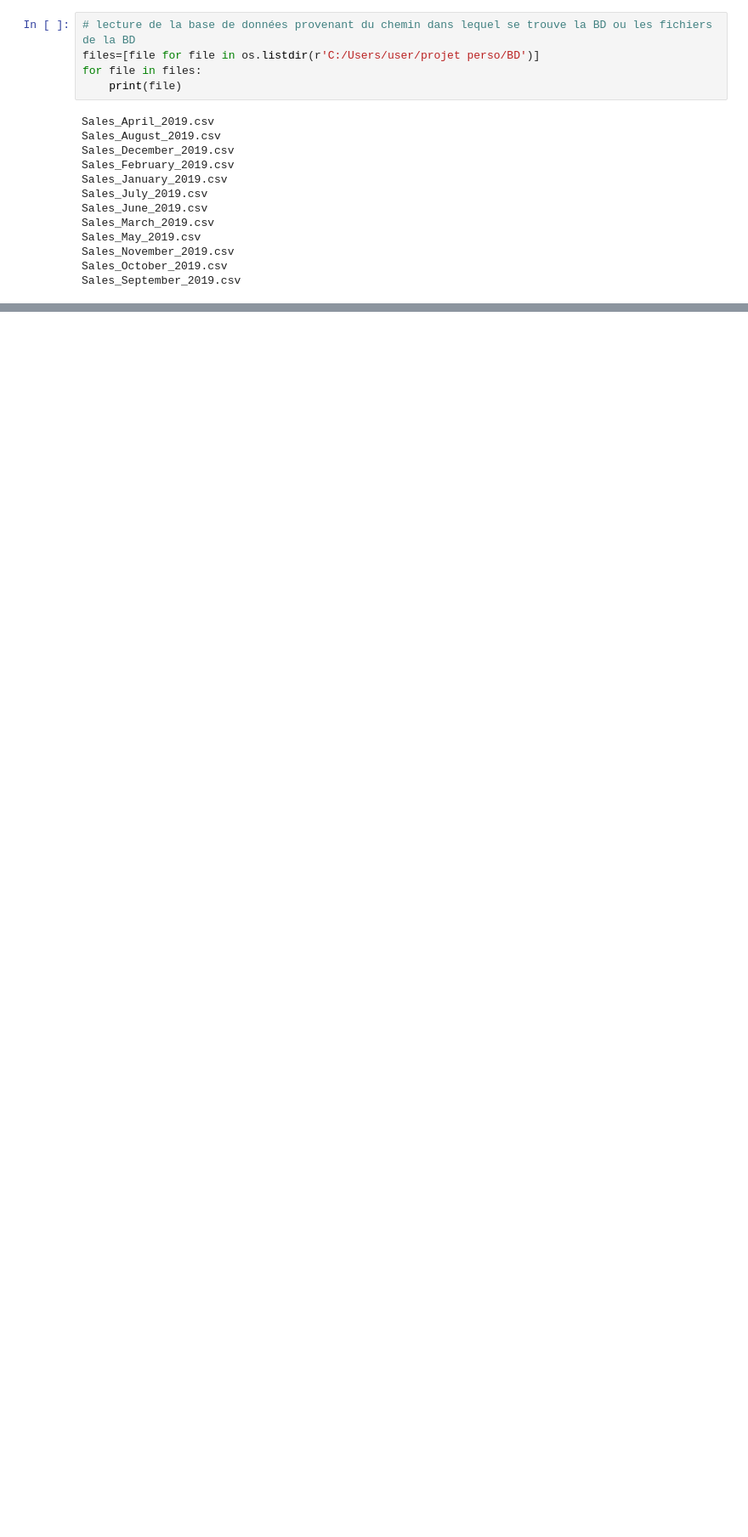
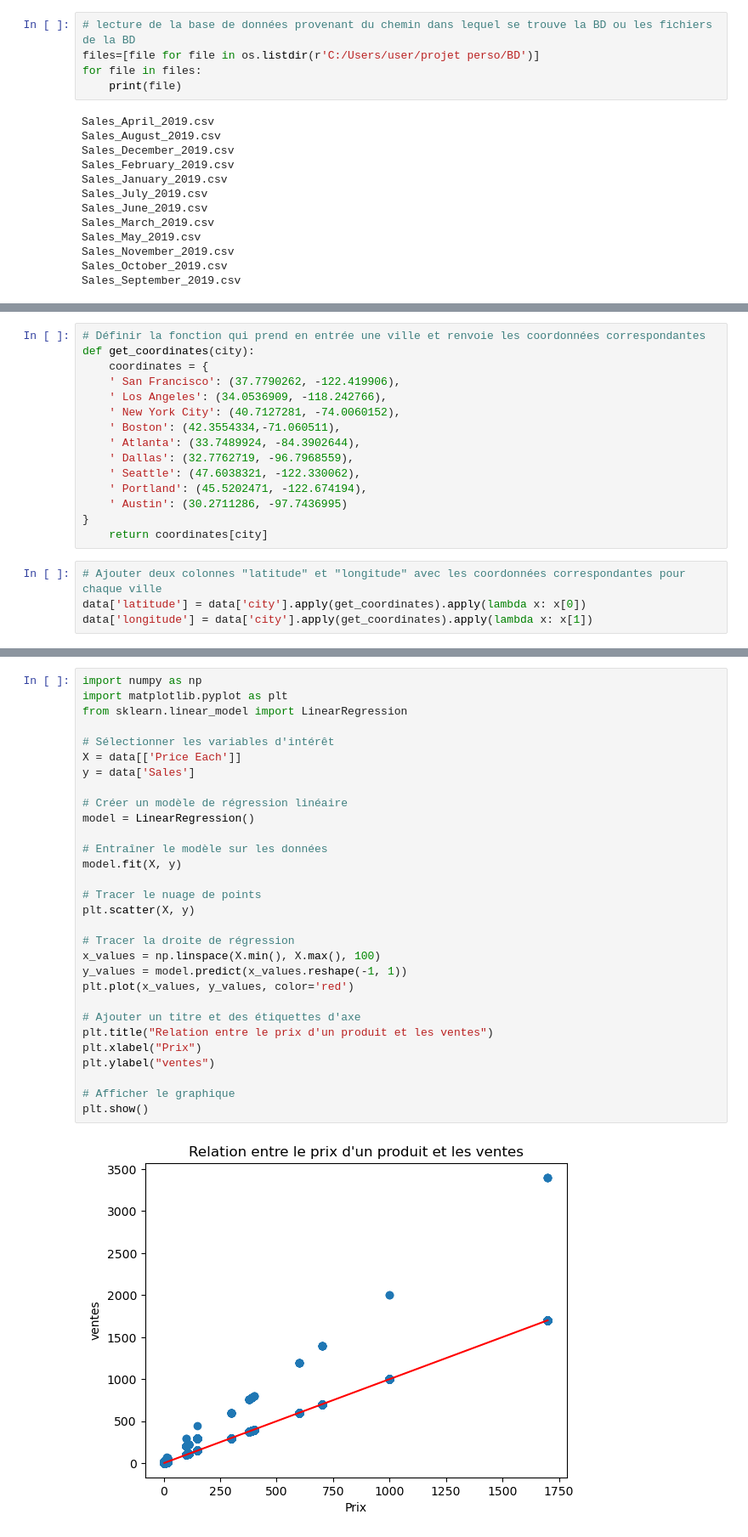
Before and after one commit to ornella-brenda/sales-analysis, a Jupyter notebook: Untitled.ipynb, the cells around one changed output, grey strips where cells are left out. Shown at 85% size. Saved outputs shown, nothing was run; the diff lists cells and outputs as text; blank space fills up the shorter version.

Commit message:
Ajout des fichiers

```diff
--- a/Untitled.ipynb
+++ b/Untitled.ipynb
@@ -57,0 +274,19 @@ pandas.core.frame.DataFrame
+# %%
+# Définir la fonction qui prend en entrée une ville et renvoie les coordonnées correspondantes
+def get_coordinates(city):
+    coordinates = {
+    ' San Francisco': (37.7790262, -122.419906),
+    ' Los Angeles': (34.0536909, -118.242766),
+    ' New York City': (40.7127281, -74.0060152),
+    ' Boston': (42.3554334,-71.060511),
+    ' Atlanta': (33.7489924, -84.3902644),
+    ' Dallas': (32.7762719, -96.7968559),
+    ' Seattle': (47.6038321, -122.330062),
+    ' Portland': (45.5202471, -122.674194),
+    ' Austin': (30.2711286, -97.7436995)
+}
+    return coordinates[city]
+# %%
+# Ajouter deux colonnes "latitude" et "longitude" avec les coordonnées correspondantes pour chaque ville
+data['latitude'] = data['city'].apply(get_coordinates).apply(lambda x: x[0])
+data['longitude'] = data['city'].apply(get_coordinates).apply(lambda x: x[1])
@@ -57,0 +339,32 @@ pandas.core.frame.DataFrame
+# %%
+import numpy as np
+import matplotlib.pyplot as plt
+from sklearn.linear_model import LinearRegression
+
+# Sélectionner les variables d'intérêt
+X = data[['Price Each']]
+y = data['Sales']
+
+# Créer un modèle de régression linéaire
+model = LinearRegression()
+
+# Entraîner le modèle sur les données
+model.fit(X, y)
+
+# Tracer le nuage de points
+plt.scatter(X, y)
+
+# Tracer la droite de régression
+x_values = np.linspace(X.min(), X.max(), 100)
+y_values = model.predict(x_values.reshape(-1, 1))
+plt.plot(x_values, y_values, color='red')
+
+# Ajouter un titre et des étiquettes d'axe
+plt.title("Relation entre le prix d'un produit et les ventes")
+plt.xlabel("Prix")
+plt.ylabel("ventes")
+
+# Afficher le graphique
+plt.show()
+# %% [output]
+[figure, added]
```
Also changed, not shown: parts of 55 cells of this notebook, 1 other file.
